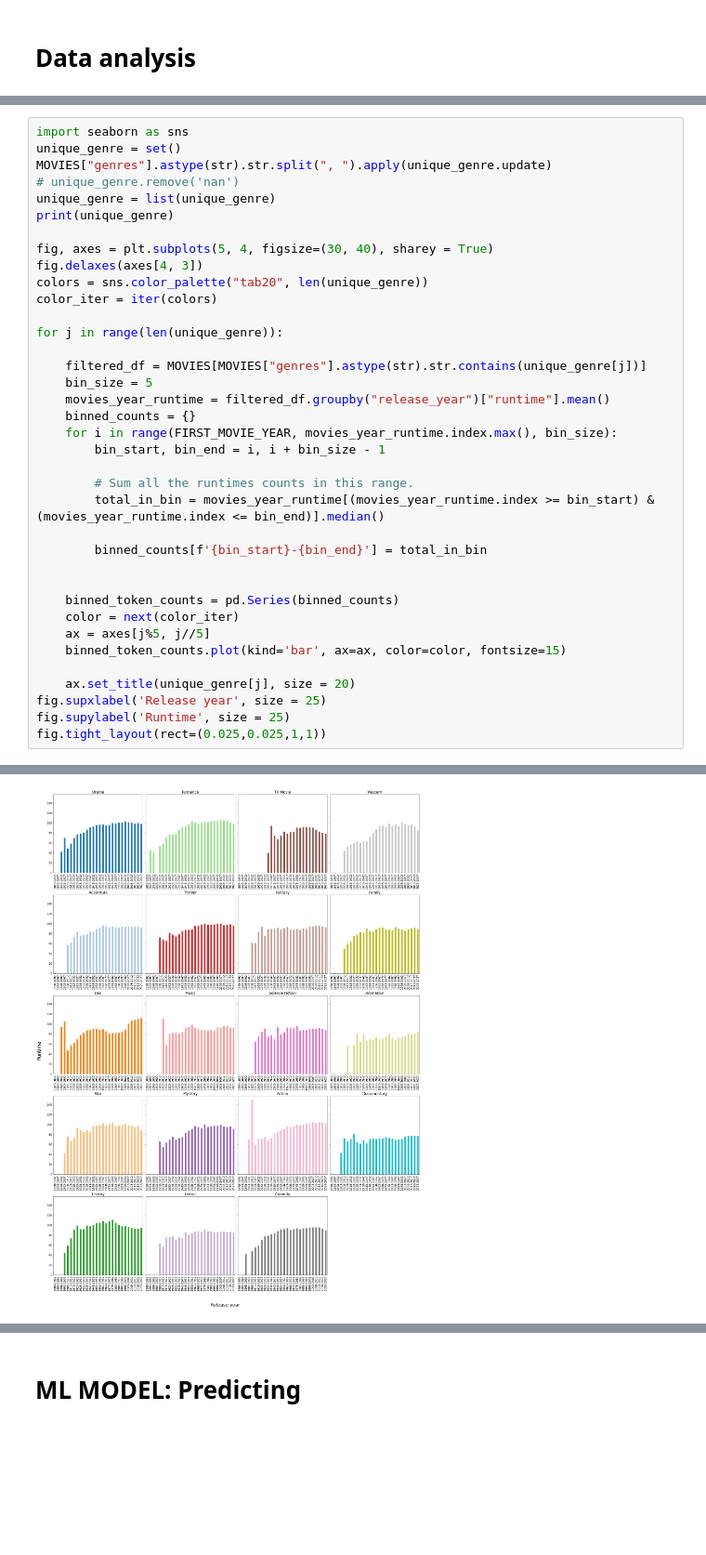
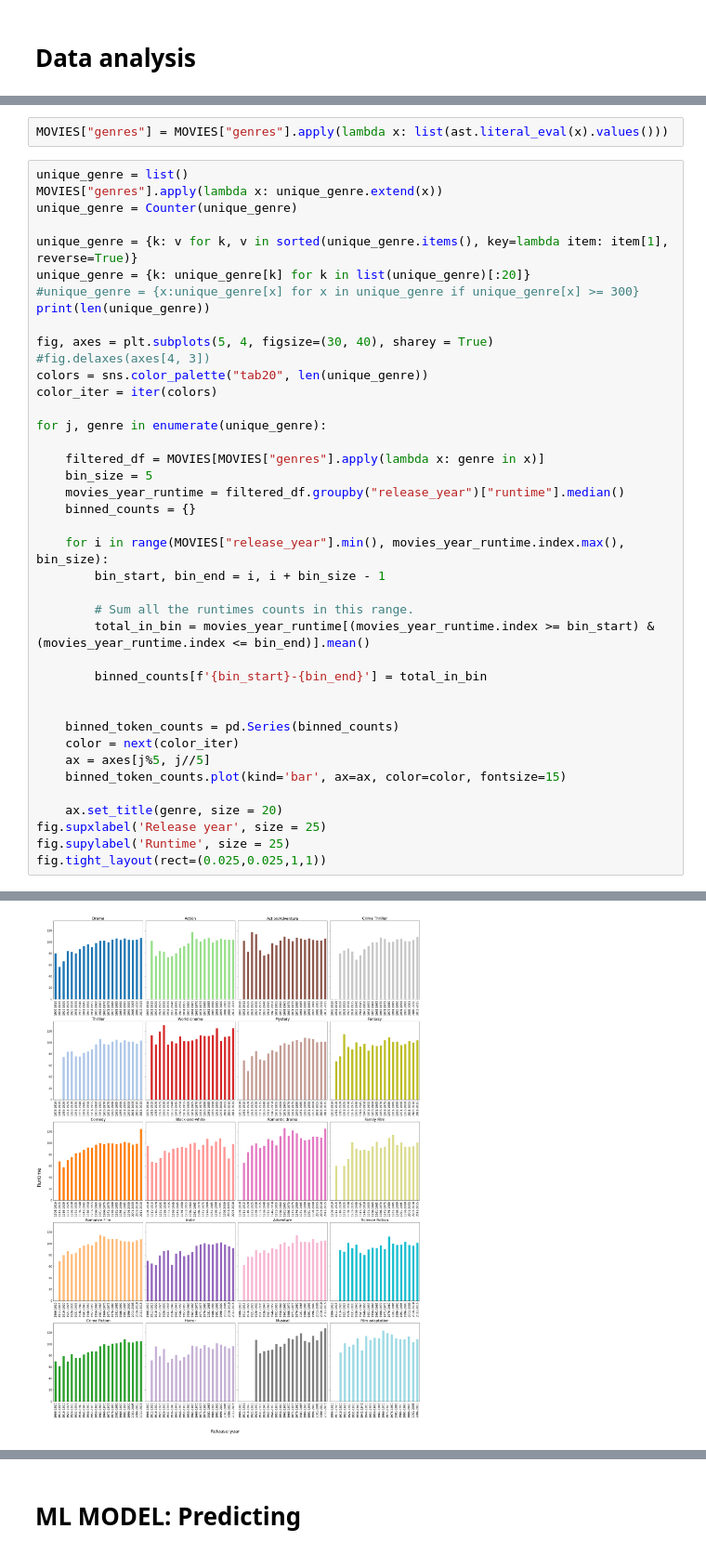
Before and after one commit to epfl-ada/ada-2024-project-alpacadreamagency, a Jupyter notebook: results.ipynb, the cells around one changed output, grey strips where cells are left out. Shown: that part at 93% size. Cells and saved outputs as stored; diff of their text form; blank space fills up the shorter version.

Commit message:
added additional plots on average of median for genre

```diff
--- a/results.ipynb
+++ b/results.ipynb
@@ -249,27 +255,32 @@ plt.show()
+# %%
+MOVIES["genres"] = MOVIES["genres"].apply(lambda x: list(ast.literal_eval(x).values()))
 # %%
-import seaborn as sns
-unique_genre = set()
-MOVIES["genres"].astype(str).str.split(", ").apply(unique_genre.update)
-# unique_genre.remove('nan')
-unique_genre = list(unique_genre)
-print(unique_genre)
+unique_genre = list()
+MOVIES["genres"].apply(lambda x: unique_genre.extend(x))
+unique_genre = Counter(unique_genre)
+
+unique_genre = {k: v for k, v in sorted(unique_genre.items(), key=lambda item: item[1], reverse=True)}
+unique_genre = {k: unique_genre[k] for k in list(unique_genre)[:20]}
+#unique_genre = {x:unique_genre[x] for x in unique_genre if unique_genre[x] >= 300}
+print(len(unique_genre))
 
 fig, axes = plt.subplots(5, 4, figsize=(30, 40), sharey = True)
-fig.delaxes(axes[4, 3])
+#fig.delaxes(axes[4, 3])
 colors = sns.color_palette("tab20", len(unique_genre))
 color_iter = iter(colors)
 
-for j in range(len(unique_genre)):
+for j, genre in enumerate(unique_genre):
 
-    filtered_df = MOVIES[MOVIES["genres"].astype(str).str.contains(unique_genre[j])]
+    filtered_df = MOVIES[MOVIES["genres"].apply(lambda x: genre in x)]
     bin_size = 5
-    movies_year_runtime = filtered_df.groupby("release_year")["runtime"].mean()
+    movies_year_runtime = filtered_df.groupby("release_year")["runtime"].median()
     binned_counts = {}
-    for i in range(FIRST_MOVIE_YEAR, movies_year_runtime.index.max(), bin_size):
+
+    for i in range(MOVIES["release_year"].min(), movies_year_runtime.index.max(), bin_size):
         bin_start, bin_end = i, i + bin_size - 1
 
         # Sum all the runtimes counts in this range.
-        total_in_bin = movies_year_runtime[(movies_year_runtime.index >= bin_start) & (movies_year_runtime.index <= bin_end)].median()
+        total_in_bin = movies_year_runtime[(movies_year_runtime.index >= bin_start) & (movies_year_runtime.index <= bin_end)].mean()
 
         binned_counts[f'{bin_start}-{bin_end}'] = total_in_bin
 
@@ -279,7 +290,7 @@ for j in range(len(unique_genre)):
     ax = axes[j%5, j//5]
     binned_token_counts.plot(kind='bar', ax=ax, color=color, fontsize=15)
 
-    ax.set_title(unique_genre[j], size = 20)
+    ax.set_title(genre, size = 20)
 fig.supxlabel('Release year', size = 25)
 fig.supylabel('Runtime', size = 25)
 fig.tight_layout(rect=(0.025,0.025,1,1))
@@ -288 +299 @@ fig.tight_layout(rect=(0.025,0.025,1,1))
-[figure, old version]
+[figure, new version]
```
Also changed, not shown: parts of 9 cells of this notebook.
